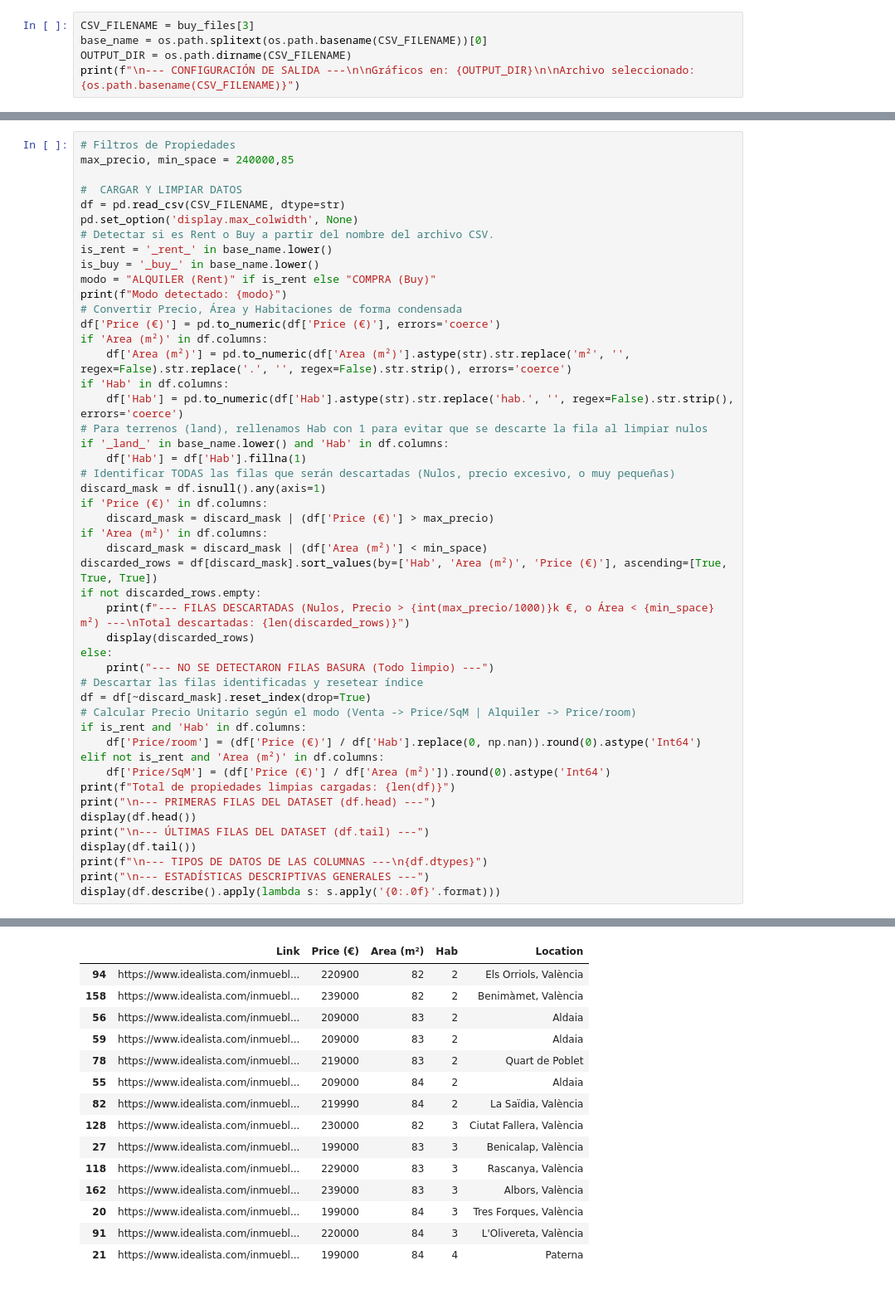
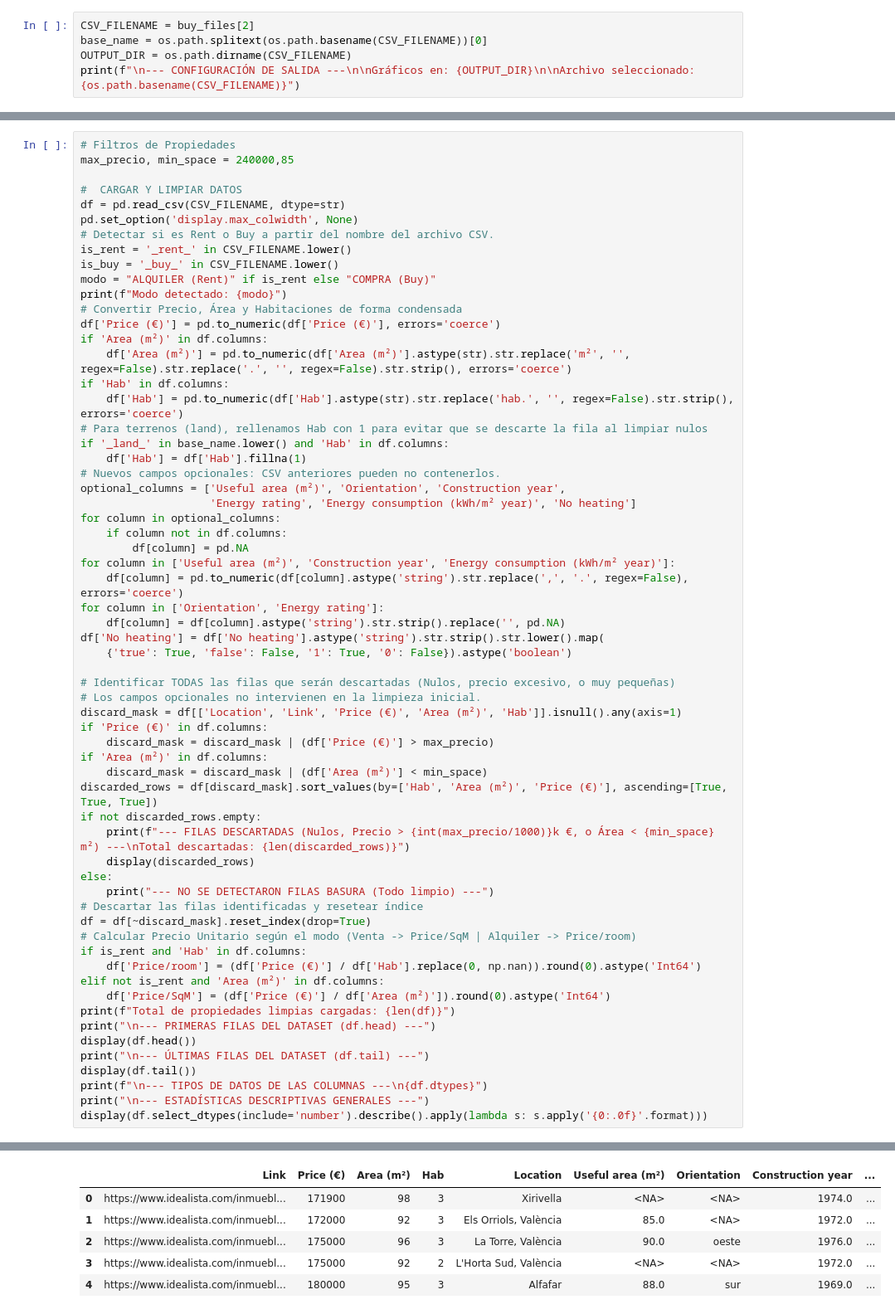
Before and after one commit to MatiGrinberg/Scraping_Real_estate_BCN, a Jupyter notebook: nb/Analytics.ipynb, the cells around one changed output, grey strips where cells are left out. Shown at 83% size. Drawn from its saved outputs; the diff is of its cells as text.

```diff
--- a/nb/Analytics.ipynb
+++ b/nb/Analytics.ipynb
@@ -40,5 +42,5 @@ Total: 5
 # %%
-CSV_FILENAME = buy_files[3]
+CSV_FILENAME = buy_files[2]
 base_name = os.path.splitext(os.path.basename(CSV_FILENAME))[0]
 OUTPUT_DIR = os.path.dirname(CSV_FILENAME)
 print(f"\n--- CONFIGURACIÓN DE SALIDA ---\n\nGráficos en: {OUTPUT_DIR}\n\nArchivo seleccionado: {os.path.basename(CSV_FILENAME)}")
@@ -56,8 +58,8 @@ max_precio, min_space = 240000,85
 df = pd.read_csv(CSV_FILENAME, dtype=str)
 pd.set_option('display.max_colwidth', None)
 # Detectar si es Rent o Buy a partir del nombre del archivo CSV.
-is_rent = '_rent_' in base_name.lower()
-is_buy = '_buy_' in base_name.lower()
+is_rent = '_rent_' in CSV_FILENAME.lower()
+is_buy = '_buy_' in CSV_FILENAME.lower()
 modo = "ALQUILER (Rent)" if is_rent else "COMPRA (Buy)"
 print(f"Modo detectado: {modo}")
 # Convertir Precio, Área y Habitaciones de forma condensada
@@ -69,8 +71,22 @@ if 'Hab' in df.columns:
 # Para terrenos (land), rellenamos Hab con 1 para evitar que se descarte la fila al limpiar nulos
 if '_land_' in base_name.lower() and 'Hab' in df.columns:
     df['Hab'] = df['Hab'].fillna(1)
+# Nuevos campos opcionales: CSV anteriores pueden no contenerlos.
+optional_columns = ['Useful area (m²)', 'Orientation', 'Construction year',
+                    'Energy rating', 'Energy consumption (kWh/m² year)', 'No heating']
+for column in optional_columns:
+    if column not in df.columns:
+        df[column] = pd.NA
+for column in ['Useful area (m²)', 'Construction year', 'Energy consumption (kWh/m² year)']:
+    df[column] = pd.to_numeric(df[column].astype('string').str.replace(',', '.', regex=False), errors='coerce')
+for column in ['Orientation', 'Energy rating']:
+    df[column] = df[column].astype('string').str.strip().replace('', pd.NA)
+df['No heating'] = df['No heating'].astype('string').str.strip().str.lower().map(
+    {'true': True, 'false': False, '1': True, '0': False}).astype('boolean')
+
 # Identificar TODAS las filas que serán descartadas (Nulos, precio excesivo, o muy pequeñas)
-discard_mask = df.isnull().any(axis=1)
+# Los campos opcionales no intervienen en la limpieza inicial.
+discard_mask = df[['Location', 'Link', 'Price (€)', 'Area (m²)', 'Hab']].isnull().any(axis=1)
 if 'Price (€)' in df.columns:
     discard_mask = discard_mask | (df['Price (€)'] > max_precio)
 if 'Area (m²)' in df.columns:
@@ -95,6 +111,6 @@ print("\n--- ÚLTIMAS FILAS DEL DATASET (df.tail) ---")
 display(df.tail())
 print(f"\n--- TIPOS DE DATOS DE LAS COLUMNAS ---\n{df.dtypes}")
 print("\n--- ESTADÍSTICAS DESCRIPTIVAS GENERALES ---")
-display(df.describe().apply(lambda s: s.apply('{0:.0f}'.format)))
+display(df.select_dtypes(include='number').describe().apply(lambda s: s.apply('{0:.0f}'.format)))
 # %% [output]
 Modo detectado: COMPRA (Buy)
@@ -103,15 +121,6 @@ Total descartadas: 14
-|  | Link | Price (€) | Area (m²) | Hab | Location |
-| 94 | https://www.idealista.com/inmuebl... | 220900 | 82 | 2 | Els Orriols, València |
-| 158 | https://www.idealista.com/inmuebl... | 239000 | 82 | 2 | Benimàmet, València |
-| 56 | https://www.idealista.com/inmuebl... | 209000 | 83 | 2 | Aldaia |
-| 59 | https://www.idealista.com/inmuebl... | 209000 | 83 | 2 | Aldaia |
-| 78 | https://www.idealista.com/inmuebl... | 219000 | 83 | 2 | Quart de Poblet |
-| 55 | https://www.idealista.com/inmuebl... | 209000 | 84 | 2 | Aldaia |
-| 82 | https://www.idealista.com/inmuebl... | 219990 | 84 | 2 | La Saïdia, València |
-| 128 | https://www.idealista.com/inmuebl... | 230000 | 82 | 3 | Ciutat Fallera, València |
-| 27 | https://www.idealista.com/inmuebl... | 199000 | 83 | 3 | Benicalap, València |
-| 118 | https://www.idealista.com/inmuebl... | 229000 | 83 | 3 | Rascanya, València |
-| 162 | https://www.idealista.com/inmuebl... | 239000 | 83 | 3 | Albors, València |
-| 20 | https://www.idealista.com/inmuebl... | 199000 | 84 | 3 | Tres Forques, València |
-| 91 | https://www.idealista.com/inmuebl... | 220000 | 84 | 3 | L'Olivereta, València |
-| 21 | https://www.idealista.com/inmuebl... | 199000 | 84 | 4 | Paterna |
+|  | Link | Price (€) | Area (m²) | Hab | Location | Useful area (m²) | Orientation | Construction year | ... |
+| 0 | https://www.idealista.com/inmuebl... | 171900 | 98 | 3 | Xirivella | <NA> | <NA> | 1974.0 | ... |
+| 1 | https://www.idealista.com/inmuebl... | 172000 | 92 | 3 | Els Orriols, València | 85.0 | <NA> | 1972.0 | ... |
+| 2 | https://www.idealista.com/inmuebl... | 175000 | 96 | 3 | La Torre, València | 90.0 | oeste | 1976.0 | ... |
+| 3 | https://www.idealista.com/inmuebl... | 175000 | 92 | 2 | L'Horta Sud, València | <NA> | <NA> | 1972.0 | ... |
+| 4 | https://www.idealista.com/inmuebl... | 180000 | 95 | 3 | Alfafar | 88.0 | sur | 1969.0 | ... |
```
Also changed, not shown: parts of 11 cells of this notebook, 4 other files.
